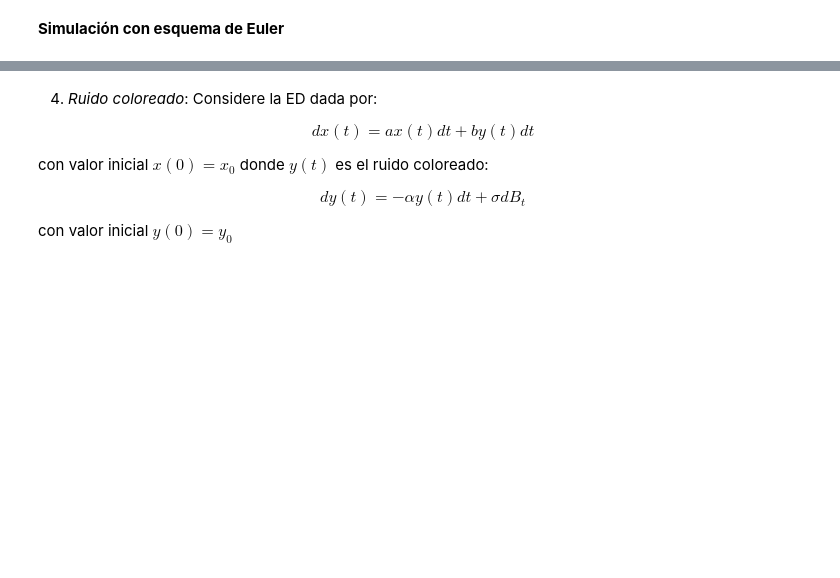
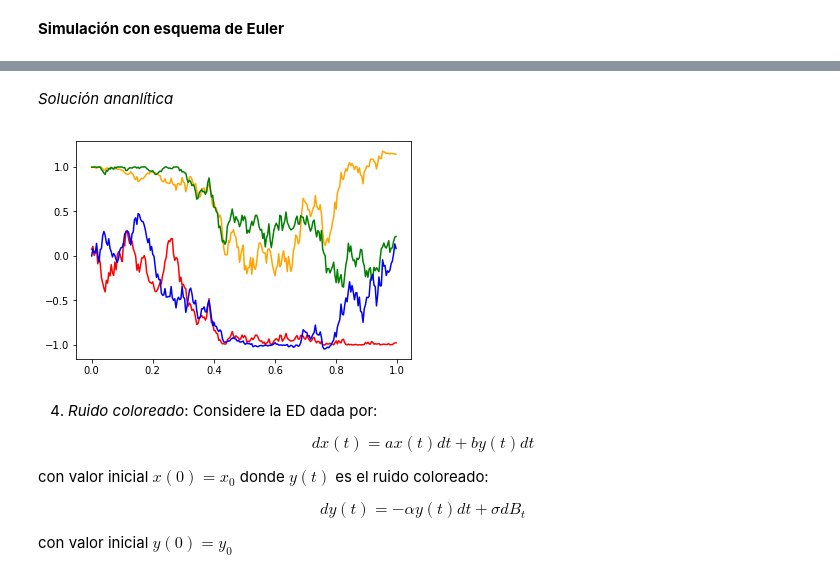
Before and after one commit to CamiVasz/Procesos-Estocasticos-2, a Jupyter notebook: EDE2D.ipynb, the cells around one changed output, grey strips where cells are left out. Drawn from its saved outputs; the diff is of its cells as text; code cells hidden in the pictures; blank space fills up the shorter version.

```diff
--- a/EDE2D.ipynb
+++ b/EDE2D.ipynb
@@ -76,3 +76,18 @@ plt.show()
+# %% [markdown]
+_Solución ananlítica_
+# %%
+B = np.zeros(N)
+for i in range(N):
+    B[i] = B[i-1] + np.sqrt(dt)*np.random.normal()
+X1A = np.sin(np.sqrt(2)*B)
+X2A = np.cos(np.sqrt(2)*B)
+plt.plot(t, X1A, 'red')
+plt.plot(t, X1, 'orange')
+plt.plot(t, X2A, 'green')
+plt.plot(t, X2, 'blue')
+plt.show()
+# %% [output]
+[figure, added]
 # %% [markdown]
 4. _Ruido coloreado_: Considere la ED dada por:
 
```
Also changed, not shown: parts of 3 cells of this notebook, 1 other file.
